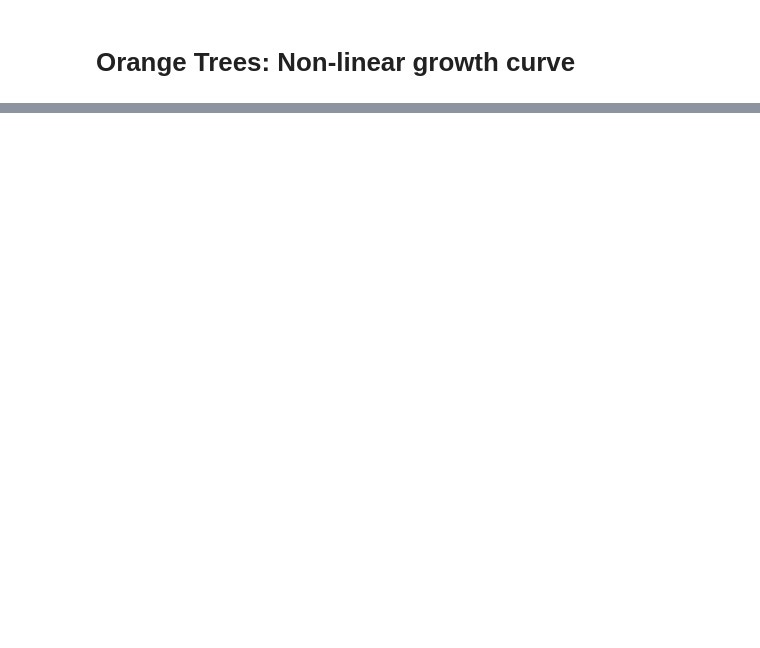
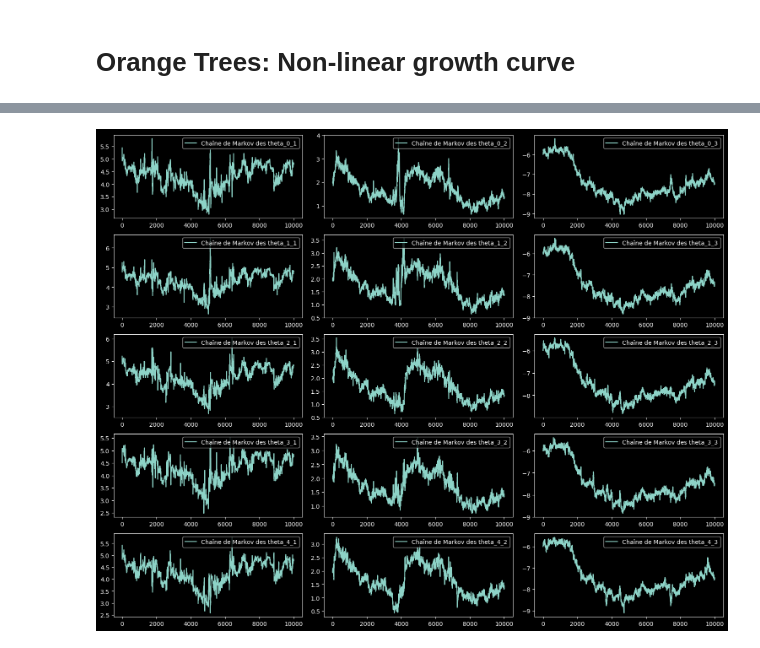
Before and after one commit to pierredbli/Bayes, a Jupyter notebook: BAYES.ipynb, the cells around one changed output, grey strips where cells are left out. Cells and saved outputs as stored; diff of their text form; code cells hidden in the pictures; blank space fills up the shorter version.

```diff
--- a/BAYES.ipynb
+++ b/BAYES.ipynb
@@ -112,0 +176,26 @@ priors_tau_k = np.array([1e-3, 1e-3]) #notés alpha_k et beta_k
+# %%
+# Anlayse de thetas
+n_k = chain_thetas.shape[1]
+
+plt.figure(figsize=(15, 12))
+
+for i in range(n_k):
+    # theta_i_1
+    plt.subplot(n_k, 3, 3*i + 1)
+    plt.plot(chain_thetas[:,i][:,0], label=f'Chaîne de Markov des theta_{i}_1')
+    plt.legend()
+
+    # theta_i_2
+    plt.subplot(n_k, 3, 3*i + 2)
+    plt.plot(chain_thetas[:,i][:,1], label=f'Chaîne de Markov des theta_{i}_2')
+    plt.legend()
+
+    # theta_i_3
+    plt.subplot(n_k, 3, 3*i + 3)
+    plt.plot(chain_thetas[:,i][:,2], label=f'Chaîne de Markov des theta_{i}_3')
+    plt.legend()
+
+plt.tight_layout()
+plt.show()
+# %% [output]
+[figure, added]
```
Also changed, not shown: parts of 7 cells of this notebook.
